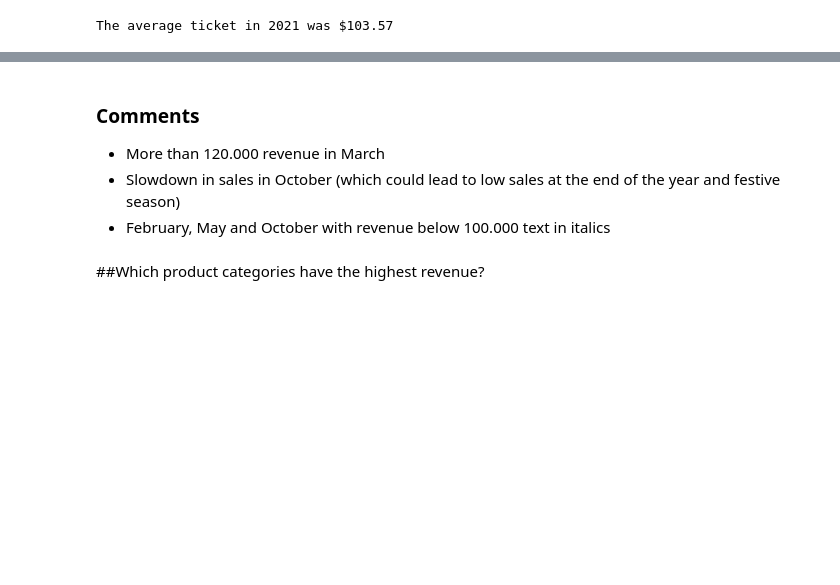
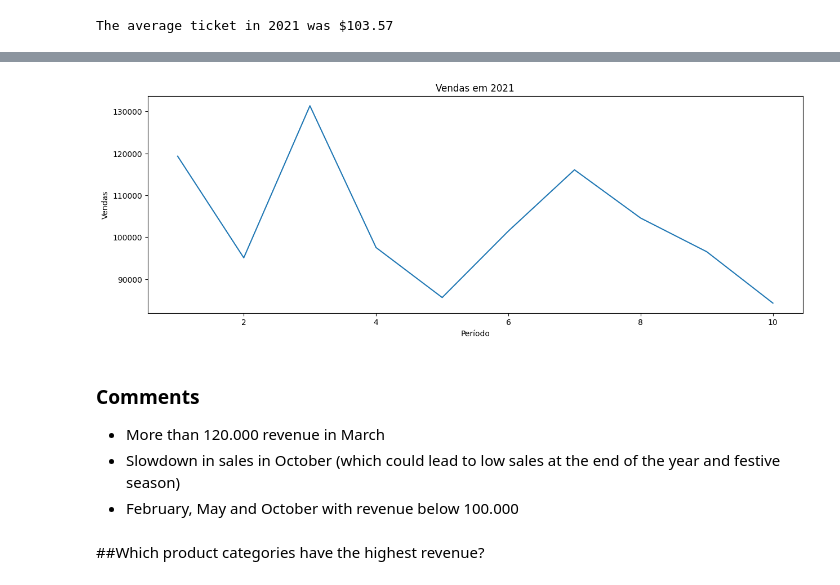
Before and after one commit to AmaroRegly/Trend_Store_Project, a Jupyter notebook: Trend_Project_Analysis.ipynb, the cells around one changed output, grey strips where cells are left out. Cells and saved outputs as stored; diff of their text form; code cells hidden in the pictures; blank space fills up the shorter version.

```diff
--- a/Trend_Project_Analysis.ipynb
+++ b/Trend_Project_Analysis.ipynb
@@ -179,5 +199,5 @@ print(f'The average ticket in 2021 was ${avg_ticket:.2f}')
 The average ticket in 2021 was $103.57
 # %%
 general_df['month_order'] = general_df['order_date'].dt.month
-sales_2021 = general_df[['month_order' , 'total_price']].groupby('month_order').total_price.sum().sort_values(ascending=False)
+sales_2021 = general_df[['month_order' , 'total_price']].groupby('month_order').total_price.sum()
 sales_2021
@@ -184,16 +217,18 @@ sales_2021
 # %%
 plt.figure(figsize=(15,5))
-plt.bar(sales_2021.index, sales_2021.values)
+plt.plot(sales_2021.index, sales_2021.values)
 plt.xlabel('Período')
 plt.ylabel('Vendas')
 plt.title('Vendas em 2021')
 
 plt.show()
+# %% [output]
+[figure, added]
 # %% [markdown]
 ### Comments
 * More than 120.000 revenue in March
 * Slowdown in sales in October (which could lead to low sales at the end of the year and festive season)
-* February, May and October with revenue below 100.000 text in italics
+* February, May and October with revenue below 100.000
 # %% [markdown]
 ##Which product categories have the highest revenue?
 # %%
```
Also changed, not shown: parts of 30 cells of this notebook.
